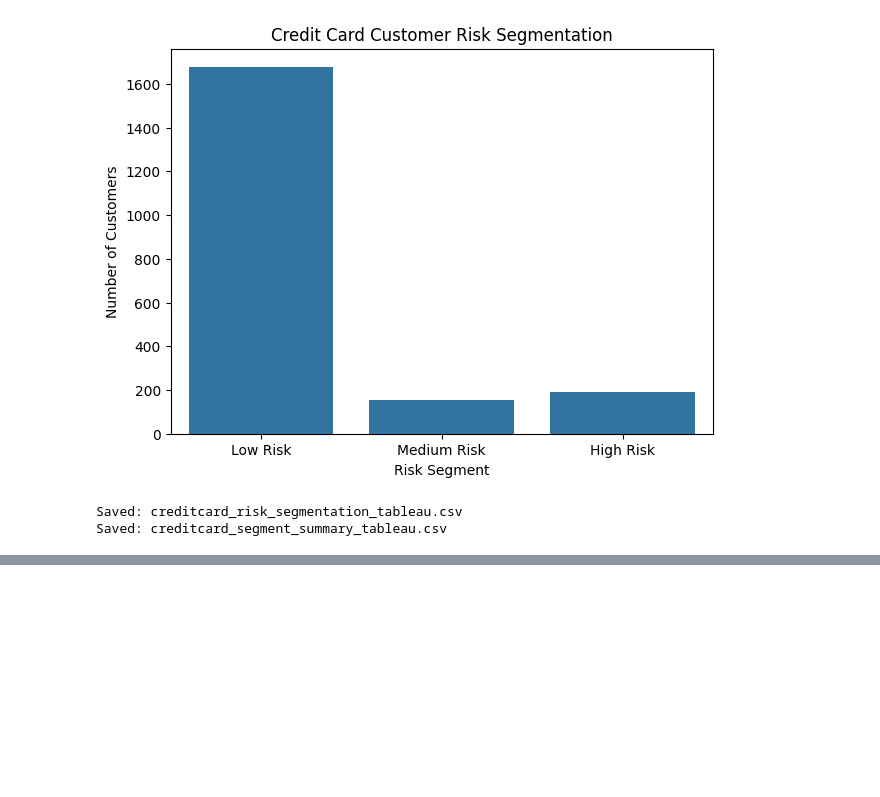
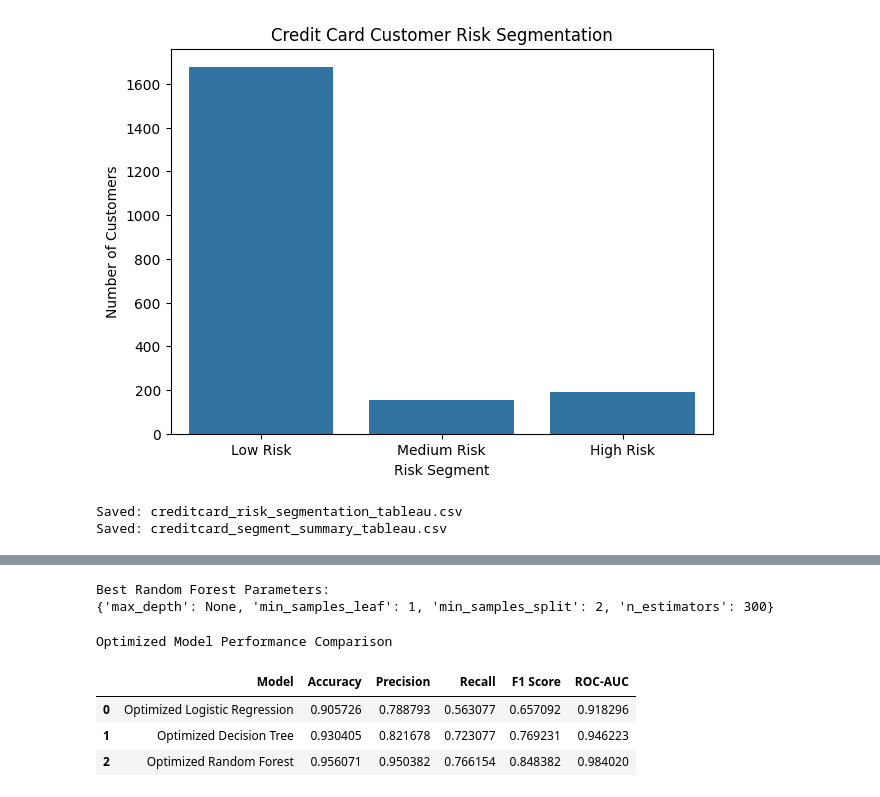
Before and after one commit to SadikshyaShres/Marketing-Capstone-Project, a Jupyter notebook: Credit_Card.ipynb, the cells around one changed output, grey strips where cells are left out. Saved outputs shown, nothing was run; the diff lists cells and outputs as text; code cells hidden in the pictures; blank space fills up the shorter version.

```diff
--- a/Credit_Card.ipynb
+++ b/Credit_Card.ipynb
@@ -722,0 +794,75 @@ result.to_csv("creditcard_model_perfomance.csv", index=False)
+# %%
+#Random Forest Tuning
+
+rf_param_grid = {
+    "n_estimators": [100, 200, 300],
+    "max_depth": [5, 10, None],
+    "min_samples_split": [2, 5, 10],
+    "min_samples_leaf": [1, 2, 4]
+}
+
+rf_grid = GridSearchCV(
+    estimator=RandomForestClassifier(random_state=42),
+    param_grid=rf_param_grid,
+    cv=5,
+    scoring="roc_auc",
+    n_jobs=-1
+)
+
+rf_grid.fit(X_train, y_train)
+
+best_rf_model = rf_grid.best_estimator_
+
+print("Best Random Forest Parameters:")
+print(rf_grid.best_params_)
+
+# Predictions
+best_pred_rf = best_rf_model.predict(X_test)
+best_prob_rf = best_rf_model.predict_proba(X_test)[:, 1]
+# %% [output]
+Best Random Forest Parameters:
+{'max_depth': None, 'min_samples_leaf': 1, 'min_samples_split': 2, 'n_estimators': 300}
+# %%
+#Perfomance comparsion after hypertuning
+
+optimized_results = pd.DataFrame({
+    "Model": [
+        "Optimized Logistic Regression",
+        "Optimized Decision Tree",
+        "Optimized Random Forest"
+    ],
+    "Accuracy": [
+        accuracy_score(y_test, best_pred_lr),
+        accuracy_score(y_test, best_pred_dt),
+        accuracy_score(y_test, best_pred_rf)
+    ],
+    "Precision": [
+        precision_score(y_test, best_pred_lr),
+        precision_score(y_test, best_pred_dt),
+        precision_score(y_test, best_pred_rf)
+    ],
+    "Recall": [
+        recall_score(y_test, best_pred_lr),
+        recall_score(y_test, best_pred_dt),
+        recall_score(y_test, best_pred_rf)
+    ],
+    "F1 Score": [
+        f1_score(y_test, best_pred_lr),
+        f1_score(y_test, best_pred_dt),
+        f1_score(y_test, best_pred_rf)
+    ],
+    "ROC-AUC": [
+        roc_auc_score(y_test, best_prob_lr),
+        roc_auc_score(y_test, best_prob_dt),
+        roc_auc_score(y_test, best_prob_rf)
+    ]
+})
+
+print("Optimized Model Performance Comparison")
+display(optimized_results)
+# %% [output]
+Optimized Model Performance Comparison
+|  | Model | Accuracy | Precision | Recall | F1 Score | ROC-AUC |
+| 0 | Optimized Logistic Regression | 0.905726 | 0.788793 | 0.563077 | 0.657092 | 0.918296 |
+| 1 | Optimized Decision Tree | 0.930405 | 0.821678 | 0.723077 | 0.769231 | 0.946223 |
+| 2 | Optimized Random Forest | 0.956071 | 0.950382 | 0.766154 | 0.848382 | 0.984020 |
```
Also changed, not shown: parts of 9 cells of this notebook.
